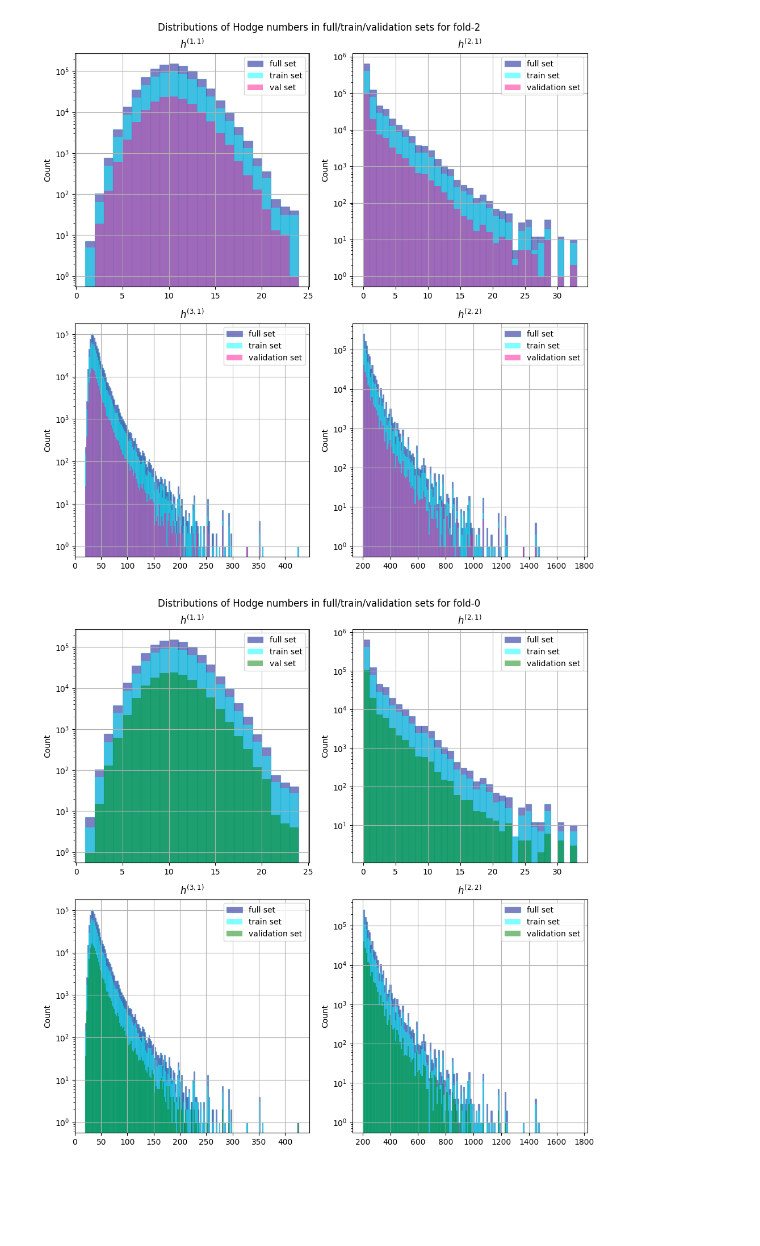
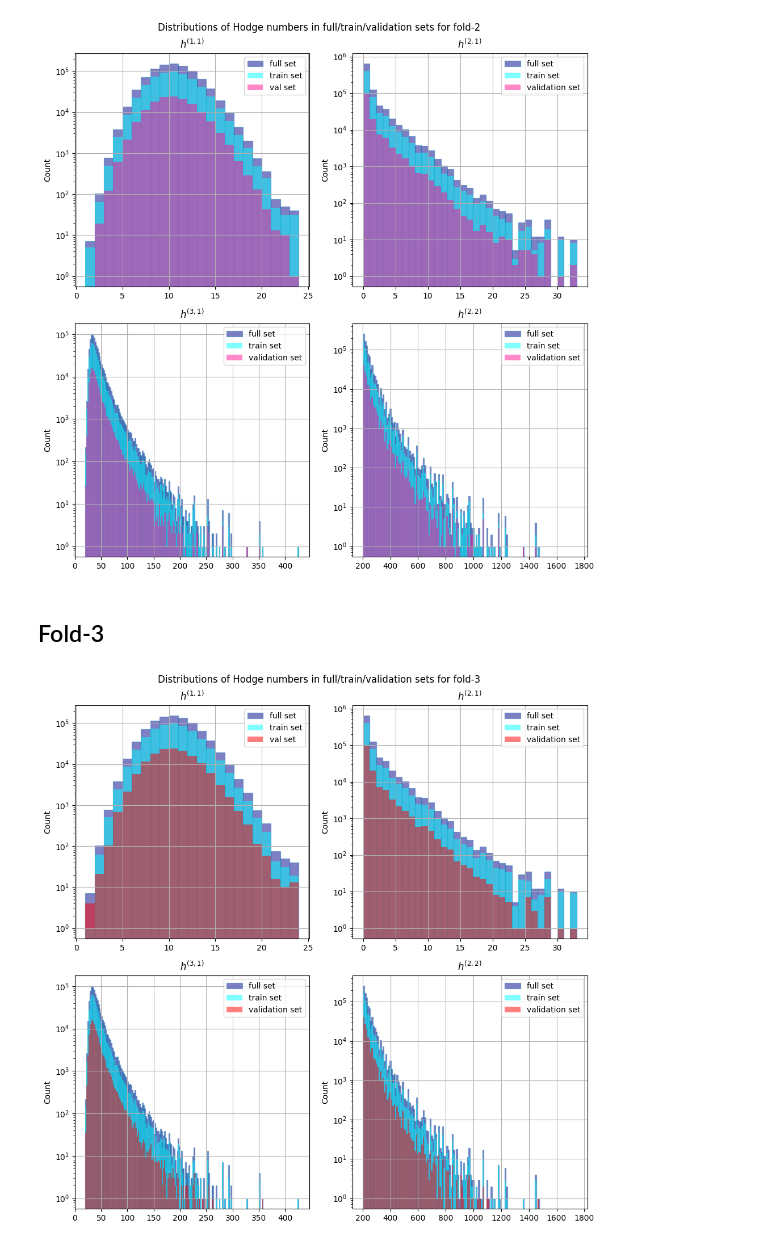
Before and after one commit to lorrespz/CICY4-Deep-learning-hybrid-recurrent-NNs-main, a Jupyter notebook: cicy4-data-processing-for-5fold-CV.ipynb, the cells around one changed output. Cells and saved outputs as stored; diff of their text form; code cells hidden in the pictures; blank space fills up the shorter version.

Commit message:
CICY4: Data for 5-fold CV

```diff
--- a/cicy4-data-processing-for-5fold-CV.ipynb
+++ b/cicy4-data-processing-for-5fold-CV.ipynb
@@ -181,49 +280,51 @@ hodge_f0_v = np.load('/kaggle/working/fold_0_yval.npy')
+# %% [markdown]
+## Fold-3
 # %%
+hodge_f3_t = np.load('/kaggle/working/fold_3_ytrain.npy')
+hodge_f3_v = np.load('/kaggle/working/fold_3_yval.npy')
+
 style = {'facecolor': 'darkblue', 'edgecolor': 'C0', 'linewidth': 0.9}
-style3 = {'facecolor': 'limegreen'}
-style2 = {'facecolor': 'green'}
+style2 = {'facecolor': 'red'}
 style1 = {'facecolor': 'cyan'}
-
-
 fig, ax = plt.subplots(2,2, figsize = (10,10), tight_layout = True)
 
 ax[0,0].hist(hodge[:,0], bins=range(h11min, h11max+1), alpha=0.5, label = 'full set', **style)
-ax[0,0].hist(hodge_f0_t[:,0], bins=range(h11min, h11max+1), alpha=0.5, label = 'train set', **style1)
-ax[0,0].hist(hodge_f0_v [:,0], bins=range(h11min, h11max+1), alpha=0.5, label = 'val set', **style2)
+ax[0,0].hist(hodge_f3_t[:,0], bins=range(h11min, h11max+1), alpha=0.5, label = 'train set', **style1)
+ax[0,0].hist(hodge_f3_v [:,0], bins=range(h11min, h11max+1), alpha=0.5, label = 'val set', **style2)
 ax[0,0].set_title('$h^{(1,1)}$')
 ax[0,0].set_ylabel('Count')
 ax[0,0].legend()
 ax[0,0].grid()
 ax[0,0].set_yscale('log')
 
 ax[0,1].hist(hodge[:,1], bins=range(h21min, h21max+1), alpha=0.5, label = 'full set', **style)
-ax[0,1].hist(hodge_f0_t[:,1], bins=range(h21min, h21max+1), alpha=0.5, label='train set',**style1)
-ax[0,1].hist(hodge_f0_v[:,1], bins=range(h21min, h21max+1), alpha=0.5, label='validation set',**style2)
+ax[0,1].hist(hodge_f3_t[:,1], bins=range(h21min, h21max+1), alpha=0.5, label='train set',**style1)
+ax[0,1].hist(hodge_f3_v[:,1], bins=range(h21min, h21max+1), alpha=0.5, label='validation set',**style2)
 ax[0,1].set_title('$h^{(2,1)}$')
 ax[0,1].set_ylabel('Count')
 ax[0,1].legend()
 ax[0,1].grid()
 ax[0,1].set_yscale('log')
 
 ax[1,0].hist(hodge[:,2], bins=range(h31min, h31max+1, 2), alpha=0.5, label='full set', **style)
-ax[1,0].hist(hodge_f0_t[:,2], bins=range(h31min, h31max+1, 2), alpha=0.5, label='train set',**style1)
-ax[1,0].hist(hodge_f0_v[:,2], bins=range(h31min, h31max+1, 2), alpha=0.5, label='validation set',**style2)
+ax[1,0].hist(hodge_f3_t[:,2], bins=range(h31min, h31max+1, 2), alpha=0.5, label='train set',**style1)
+ax[1,0].hist(hodge_f3_v[:,2], bins=range(h31min, h31max+1, 2), alpha=0.5, label='validation set',**style2)
 ax[1,0].set_title('$h^{(3,1)}$')
 ax[1,0].set_ylabel('Count')
 ax[1,0].legend()
 ax[1,0].grid()
 ax[1,0].set_yscale('log')
 
 ax[1,1].hist(hodge[:,3], bins=range(h22min, h22max+1,10), alpha=0.5, label = 'full set', **style)
-ax[1,1].hist(hodge_f0_t[:,3], bins=range(h22min, h22max+1,10), alpha=0.5, label = 'train set',**style1)
-ax[1,1].hist(hodge_f0_v[:,3], bins=range(h22min, h22max+1,10), alpha=0.5, label = 'validation set', **style2)
+ax[1,1].hist(hodge_f3_t[:,3], bins=range(h22min, h22max+1,10), alpha=0.5, label = 'train set',**style1)
+ax[1,1].hist(hodge_f3_v[:,3], bins=range(h22min, h22max+1,10), alpha=0.5, label = 'validation set', **style2)
 ax[1,1].set_title('$h^{(2,2)}$')
 ax[1,1].set_ylabel('Count')
 ax[1,1].legend()
 ax[1,1].grid()
 ax[1,1].set_yscale('log')
 
-plt.suptitle('Distributions of Hodge numbers in full/train/validation sets for fold-0')
-plt.savefig('Hodge_numbers_distributions_fold0')
+plt.suptitle('Distributions of Hodge numbers in full/train/validation sets for fold-3')
+plt.savefig('Hodge_numbers_distributions_fold3')
 # %% [output]
-[figure, old version]
+[figure, new version]
```
Also changed, not shown: parts of 11 cells of this notebook.
